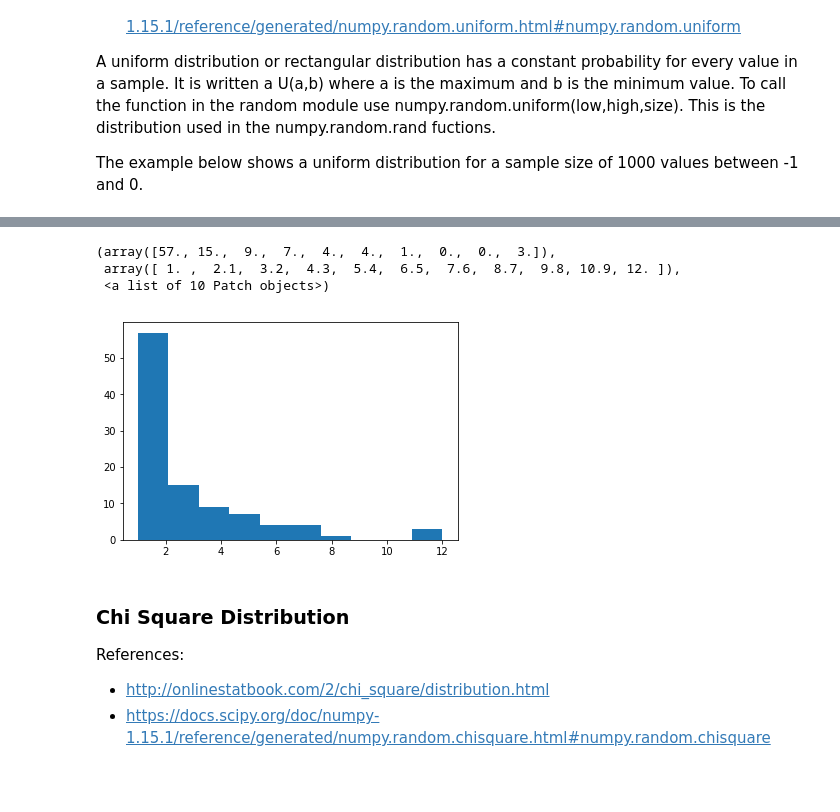
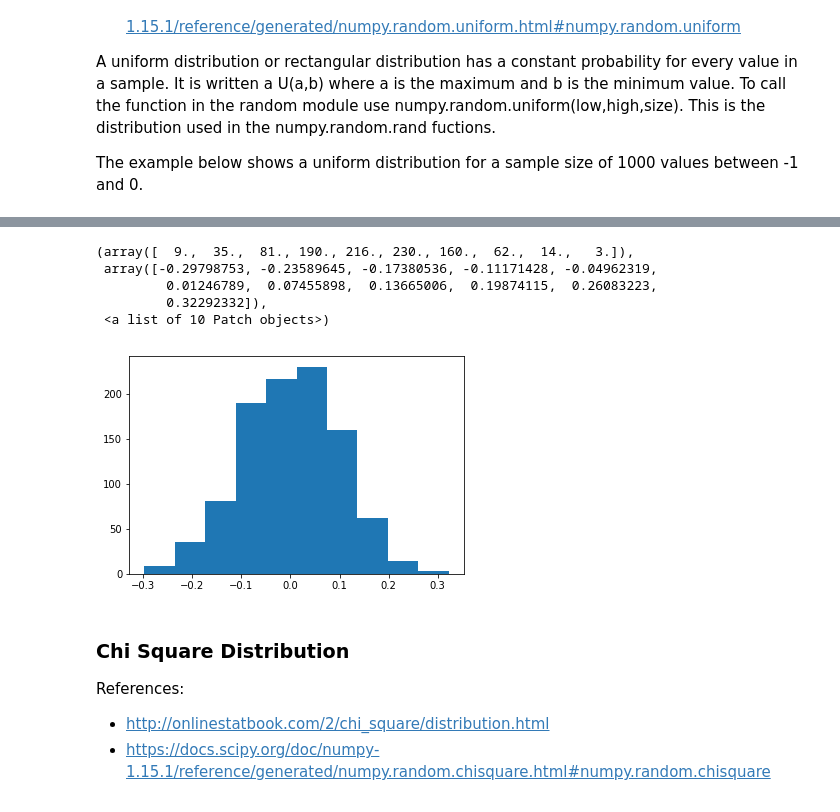
Before and after one commit to tommirrington/numpy-random, a Jupyter notebook: numpy-random.ipynb, the cells around one changed output, grey strips where cells are left out. Cells and saved outputs as stored; diff of their text form; code cells hidden in the pictures.

```diff
--- a/numpy-random.ipynb
+++ b/numpy-random.ipynb
@@ -134,12 +95,13 @@ plt.hist(y)
 # %%
-x = np.random.geometric(p=0.35, size=100)
-x
+x = np.random.normal(0, 0.1, 1000)
 plt.hist(x)
 # %% [output]
-(array([57., 15.,  9.,  7.,  4.,  4.,  1.,  0.,  0.,  3.]),
- array([ 1. ,  2.1,  3.2,  4.3,  5.4,  6.5,  7.6,  8.7,  9.8, 10.9, 12. ]),
+(array([  9.,  35.,  81., 190., 216., 230., 160.,  62.,  14.,   3.]),
+ array([-0.29798753, -0.23589645, -0.17380536, -0.11171428, -0.04962319,
+         0.01246789,  0.07455898,  0.13665006,  0.19874115,  0.26083223,
+         0.32292332]),
  <a list of 10 Patch objects>)
-[figure, old version]
+[figure, new version]
 # %% [markdown]
 ### Chi Square Distribution
 
```
Also changed, not shown: parts of 21 cells of this notebook.
